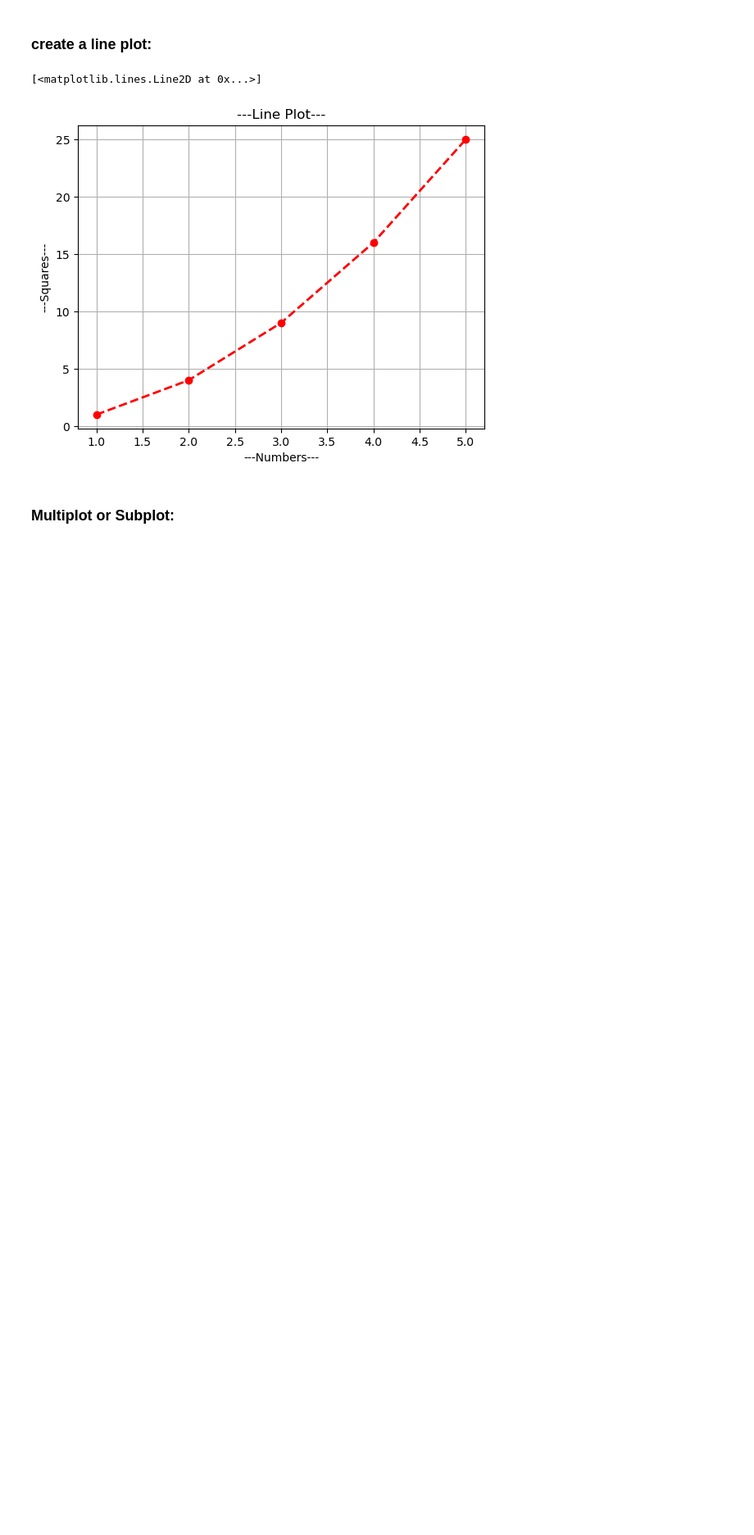
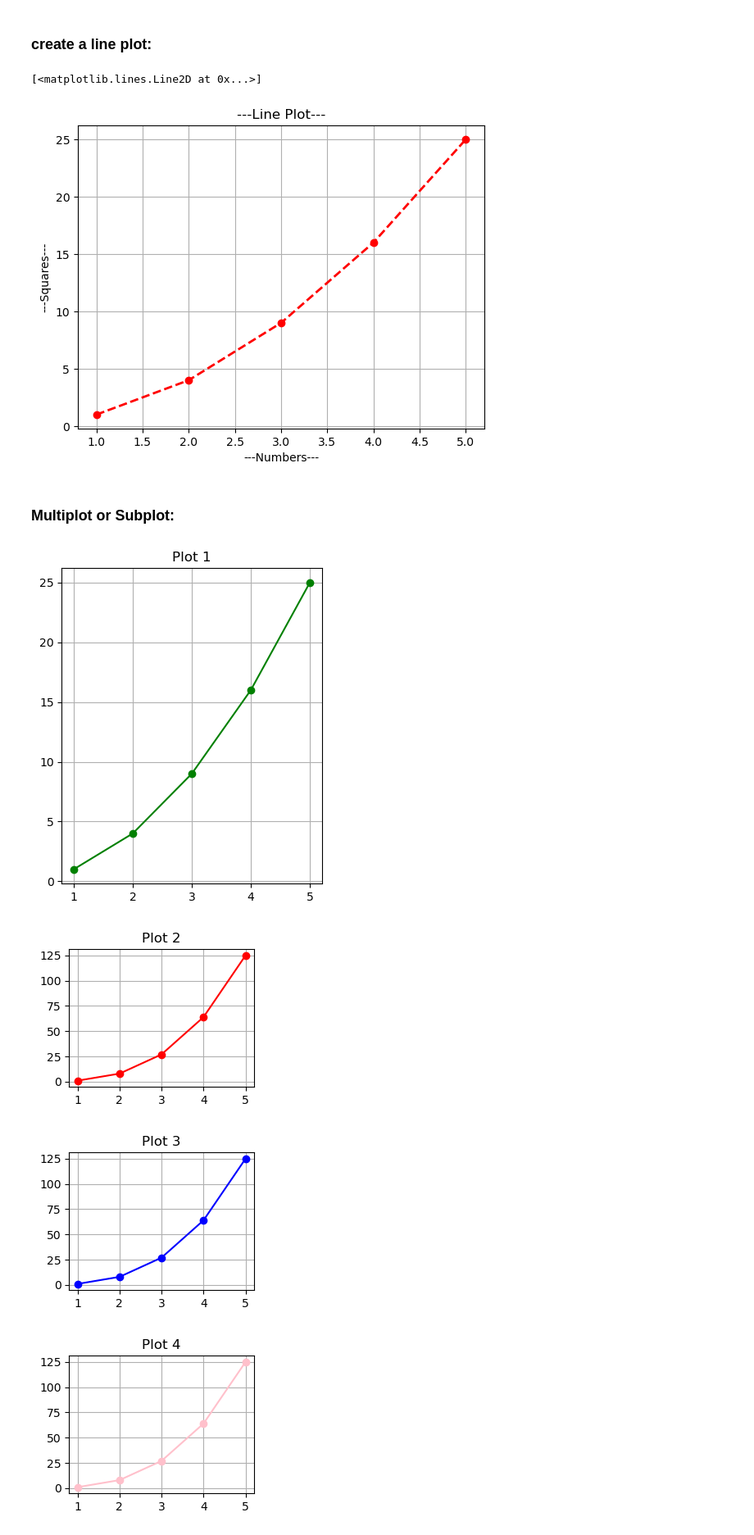
Before and after one commit to ganeshbgunjal/Python2, a Jupyter notebook: 10 Data Analysis with Numpy and Pandas/5 Data visualisation with Matplotlib.ipynb, the cells around one changed output. Shown at 82% size. Drawn from its saved outputs; the diff is of its cells as text; code cells hidden in the pictures; blank space fills up the shorter version.

```diff
--- a/10 Data Analysis with Numpy and Pandas/5 Data visualisation with Matplotlib.ipynb
+++ b/10 Data Analysis with Numpy and Pandas/5 Data visualisation with Matplotlib.ipynb
@@ -48,4 +48,35 @@ plt.plot(x,y,color='red',linestyle= '--',linewidth= 2,marker= 'o')
 # %%
 x = [1,2,3,4,5]
 y1 = [1,4,9,16,25]
-y2 = [1,2,3,4,5]
+y2 = [1,8,27,64,125]
+# %%
+plt.figure(figsize=(9,5))
+
+plt.subplot(1,2,1)
+plt.plot(x,y1,color='green',marker='o')
+plt.title('Plot 1')
+plt.grid()
+plt.show()
+
+plt.subplot(2,2,2)
+plt.plot(x,y2,color='red',marker='o')
+plt.title('Plot 2')
+plt.grid()
+plt.show()
+
+plt.subplot(2,2,3)
+plt.plot(x,y2,color='Blue',marker='o')
+plt.title('Plot 3')
+plt.grid()
+plt.show()
+
+plt.subplot(2,2,4)
+plt.plot(x,y2,color='Pink',marker='o')
+plt.title('Plot 4')
+plt.grid()
+plt.show()
+# %% [output]
+[figure, added]
+[figure, added]
+[figure, added]
+[figure, added]
```
Also changed, not shown: parts of 4 cells of this notebook.
